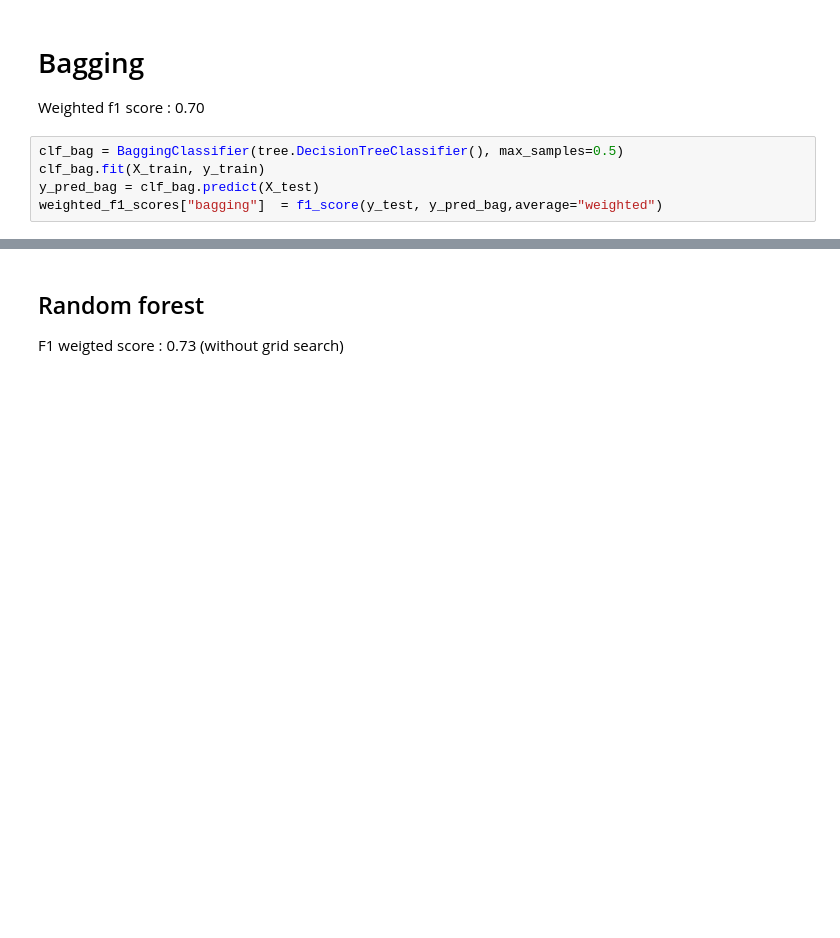
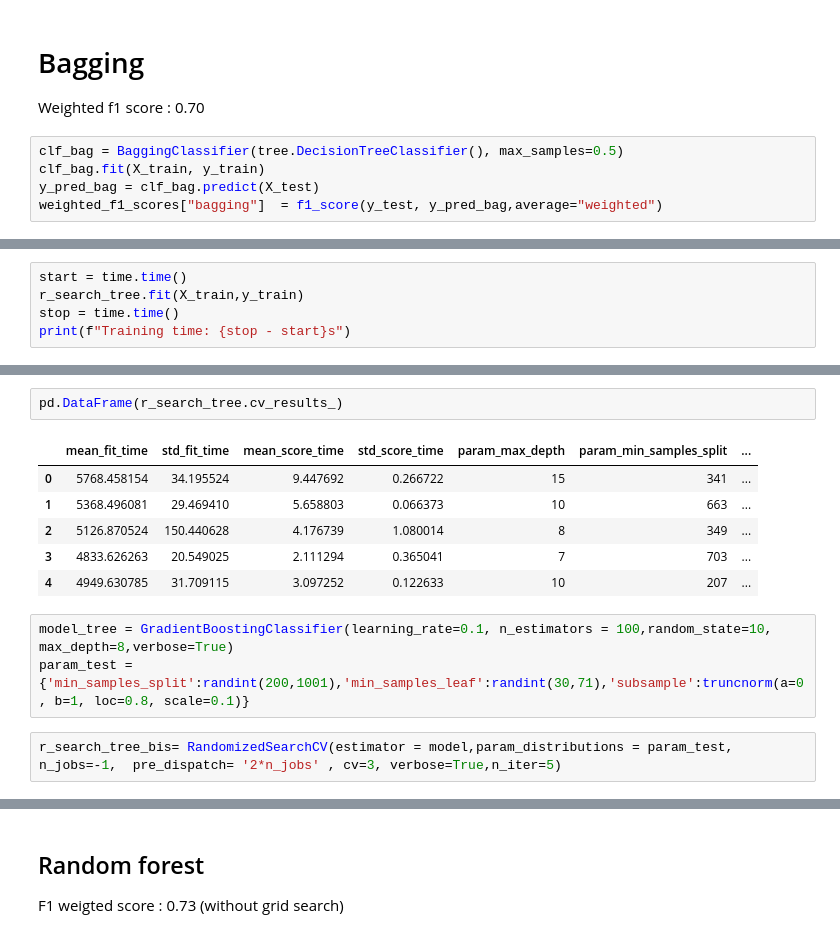
Before and after one commit to QuentinNativel/ELTA, a Jupyter notebook: ELTA_synthetic.ipynb, the cells around one changed output, grey strips where cells are left out. Cells and saved outputs as stored; diff of their text form; blank space fills up the shorter version.

```diff
--- a/ELTA_synthetic.ipynb
+++ b/ELTA_synthetic.ipynb
@@ -45,0 +169,5 @@ weighted_f1_scores["bagging"]  = f1_score(y_test, y_pred_bag,average="weighted")
+# %%
+start = time.time()
+r_search_tree.fit(X_train,y_train)
+stop = time.time()
+print(f"Training time: {stop - start}s")
@@ -45,0 +195,14 @@ weighted_f1_scores["bagging"]  = f1_score(y_test, y_pred_bag,average="weighted")
+# %%
+pd.DataFrame(r_search_tree.cv_results_)
+# %% [output]
+|  | mean_fit_time | std_fit_time | mean_score_time | std_score_time | param_max_depth | param_min_samples_split | ... |
+| 0 | 5768.458154 | 34.195524 | 9.447692 | 0.266722 | 15 | 341 | ... |
+| 1 | 5368.496081 | 29.469410 | 5.658803 | 0.066373 | 10 | 663 | ... |
+| 2 | 5126.870524 | 150.440628 | 4.176739 | 1.080014 | 8 | 349 | ... |
+| 3 | 4833.626263 | 20.549025 | 2.111294 | 0.365041 | 7 | 703 | ... |
+| 4 | 4949.630785 | 31.709115 | 3.097252 | 0.122633 | 10 | 207 | ... |
+# %%
+model_tree = GradientBoostingClassifier(learning_rate=0.1, n_estimators = 100,random_state=10, max_depth=8,verbose=True)
+param_test = {'min_samples_split':randint(200,1001),'min_samples_leaf':randint(30,71),'subsample':truncnorm(a=0, b=1, loc=0.8, scale=0.1)}
+# %%
+r_search_tree_bis= RandomizedSearchCV(estimator = model,param_distributions = param_test, n_jobs=-1,  pre_dispatch= '2*n_jobs' , cv=3, verbose=True,n_iter=5)
```
Also changed, not shown: parts of 27 cells of this notebook, 1 other file.
